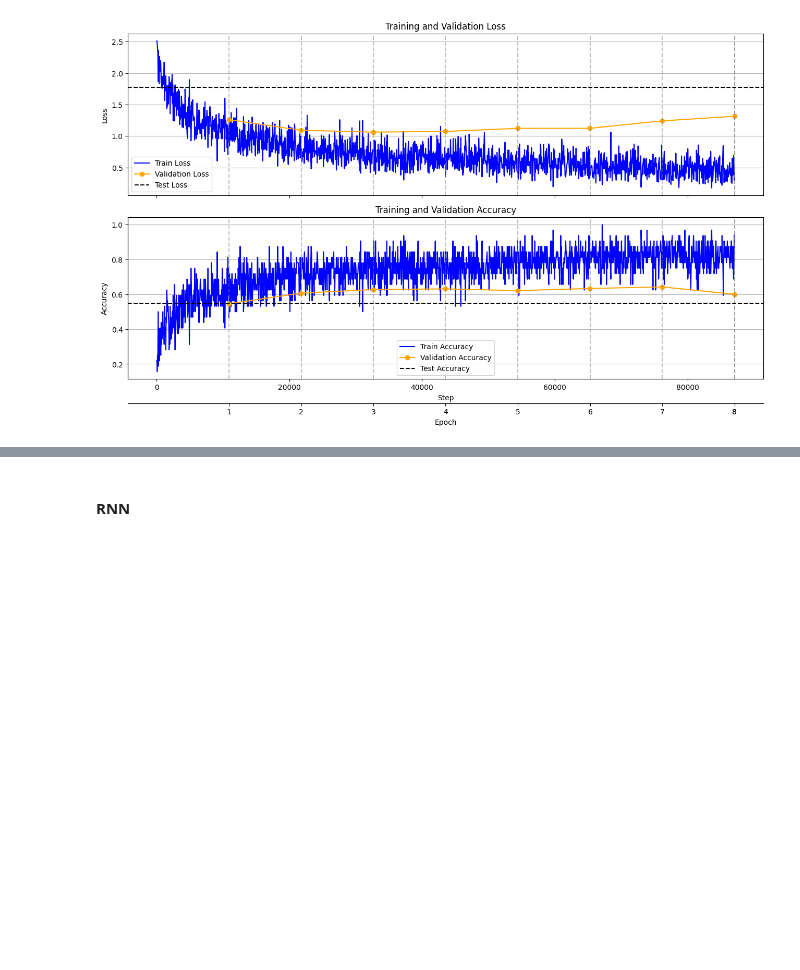
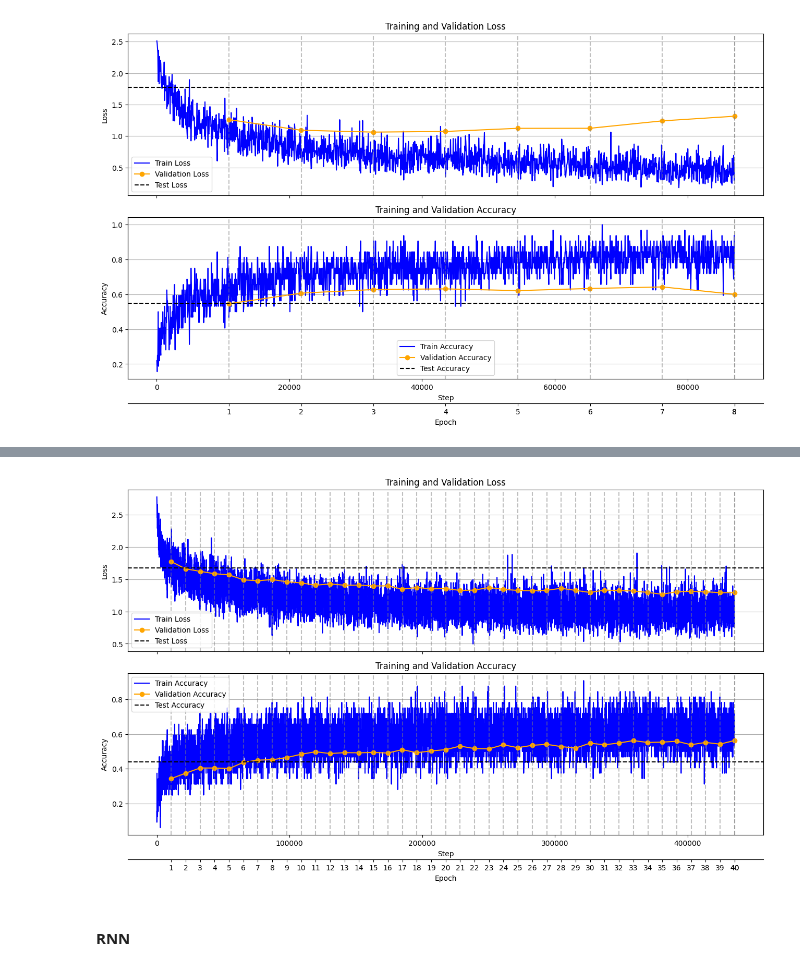
Before and after one commit to mich1803/sensor-ts-classification, a Jupyter notebook: time_windows_approach/training.ipynb, the cells around one changed output, grey strips where cells are left out. Cells and saved outputs as stored; diff of their text form; code cells hidden in the pictures; blank space fills up the shorter version.

```diff
--- a/time_windows_approach/training.ipynb
+++ b/time_windows_approach/training.ipynb
@@ -953,3 +1027,76 @@ plt.show()
+# %%
+# Load the CSV
+df = pd.read_csv("lightning_logs/version_14/metrics.csv")
+
+# Convert columns to numeric safely
+df["val_loss"] = pd.to_numeric(df["val_loss"], errors='coerce')
+df["val_acc"] = pd.to_numeric(df["val_acc"], errors='coerce')
+df["train_loss"] = pd.to_numeric(df["train_loss"], errors='coerce')
+df["train_acc"] = pd.to_numeric(df["train_acc"], errors='coerce')
+
+# Determine where epochs end
+epoch_ends = df[df["epoch"].diff().fillna(0) > 0].index.tolist()
+epoch_ends.append(len(df) - 1)  # Include last row as final step
+
+# Epoch ticks and step positions
+epoch_ticks = df.loc[epoch_ends, "step"].tolist()
+epoch_labels = df.loc[epoch_ends, "epoch"].astype(int).tolist()
+
+# Optional test metrics
+test_loss = df["test_loss"].dropna().iloc[-1] if "test_loss" in df.columns else None
+test_acc = df["test_acc"].dropna().iloc[-1] if "test_acc" in df.columns else None
+
+# Plot
+fig, (ax1, ax2) = plt.subplots(2, 1, figsize=(13, 8), sharex=True)
+
+# Plot losses
+ax1.plot(df["step"], df["train_loss"], label="Train Loss", color="blue")
+ax1.plot(df["step"][df["val_loss"].notna()], df["val_loss"].dropna(), label="Validation Loss", color="orange", marker="o")
+
+for idx in epoch_ends:
+    ax1.axvline(x=df.loc[idx, "step"], color='gray', linestyle='--', alpha=0.5)
+
+if test_loss is not None:
+    ax1.axhline(y=test_loss, color='black', linestyle='--', label="Test Loss")
+
+ax1.set_ylabel("Loss")
+ax1.set_title("Training and Validation Loss")
+ax1.legend()
+ax1.grid(axis='y')  # Only horizontal grid
+
+# Plot accuracy
+ax2.plot(df["step"], df["train_acc"], label="Train Accuracy", color="blue")
+ax2.plot(df["step"][df["val_acc"].notna()], df["val_acc"].dropna(), label="Validation Accuracy", color="orange", marker="o")
+
+for idx in epoch_ends:
+    ax2.axvline(x=df.loc[idx, "step"], color='gray', linestyle='--', alpha=0.5)
+
+if test_acc is not None:
+    ax2.axhline(y=test_acc, color='black', linestyle='--', label="Test Accuracy")
+
+ax2.set_ylabel("Accuracy")
+ax2.set_xlabel("Step")
+ax2.set_title("Training and Validation Accuracy")
+ax2.legend()
+ax2.grid(axis='y')  # Only horizontal grid
+
+# Add secondary x-axis for epochs (at bottom)
+ax2_epoch = ax2.twiny()
+ax2_epoch.set_frame_on(True)
+ax2_epoch.patch.set_visible(False)
+ax2_epoch.xaxis.set_ticks_position("bottom")
+ax2_epoch.xaxis.set_label_position("bottom")
+ax2_epoch.spines["bottom"].set_position(("axes", -0.15))
+ax2_epoch.spines["top"].set_visible(False)
+ax2_epoch.set_xlim(ax2.get_xlim())
+ax2_epoch.set_xticks(epoch_ticks)
+ax2_epoch.set_xticklabels(epoch_labels)
+ax2_epoch.set_xlabel("Epoch")
+
+plt.tight_layout()
+plt.show()
+# %% [output]
+[figure, added]
 # %% [markdown]
 #### RNN
 # %%
```
Also changed, not shown: parts of 8 cells of this notebook, 3 other files.
